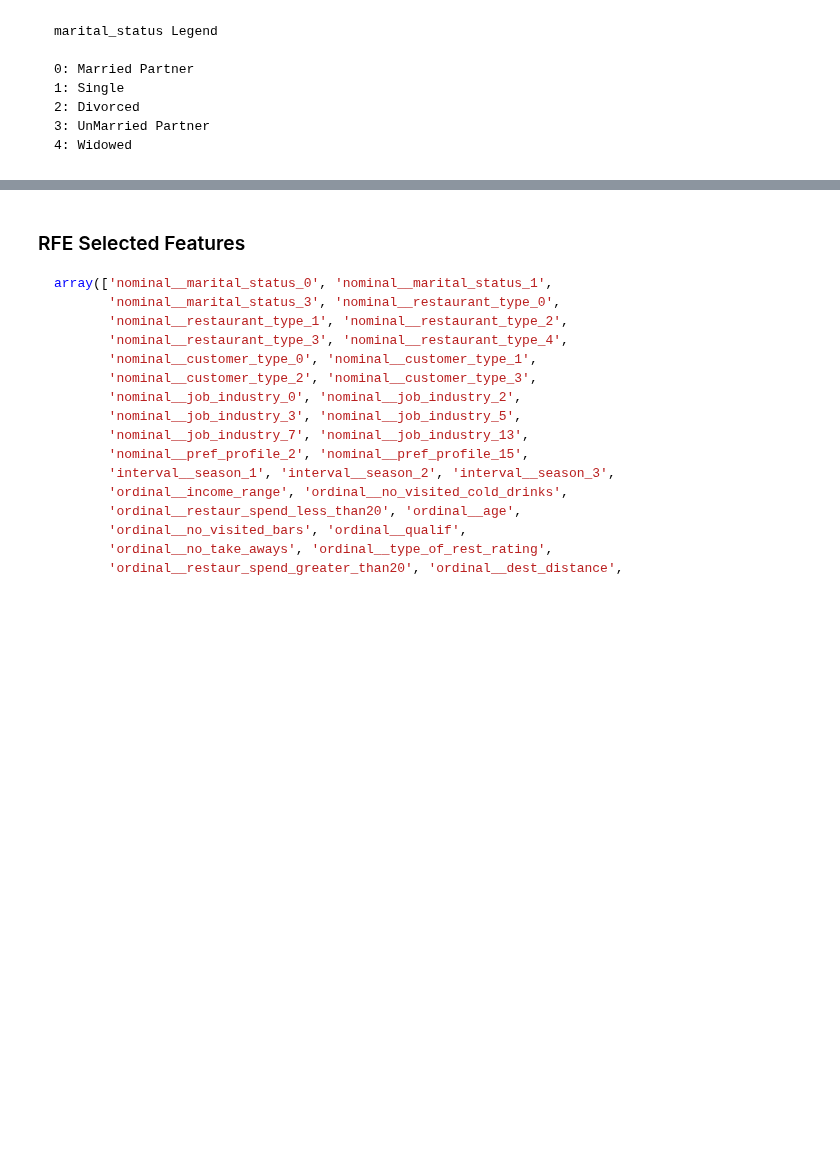
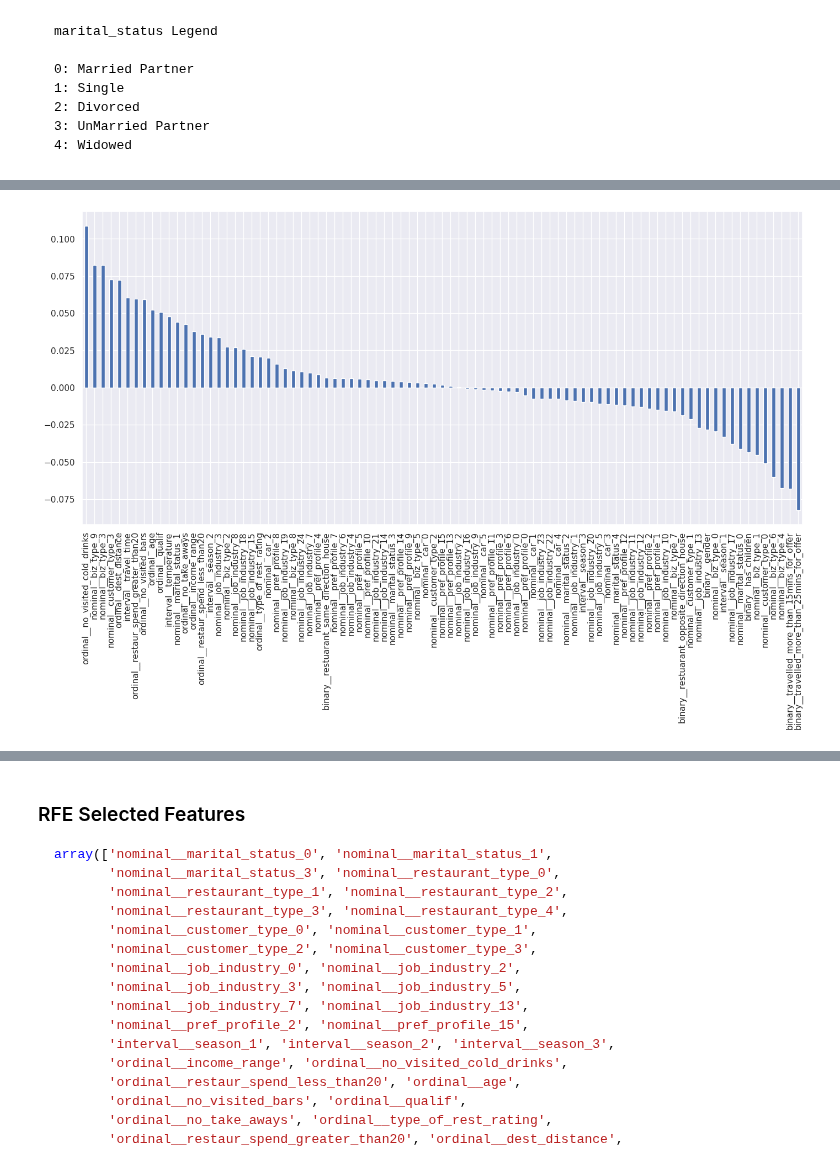
Before and after one commit to risan-raja/msiit, a Jupyter notebook: risan-raja-marketing-strategy-submission-sep-2022.ipynb, the cells around one changed output, grey strips where cells are left out. Saved outputs shown, nothing was run; the diff lists cells and outputs as text; code cells hidden in the pictures; blank space fills up the shorter version.

```diff
--- a/risan-raja-marketing-strategy-submission-sep-2022.ipynb
+++ b/risan-raja-marketing-strategy-submission-sep-2022.ipynb
@@ -949,6 +1021,7 @@ data.groupby(["interval__season","interval__temperature"])['target'].count()
 # %%
 eval_data.groupby(["interval__season","interval__temperature"])["ordinal__income_range"].count()
 # %%
+pd.options.compute.use_numba=False
 X = data[eval_data.columns].copy()
 y = data['target'].copy()
 X_eval = eval_data.copy()
@@ -971,17 +1044,16 @@ for c in nominal + ['interval__season']:
     nominal_categories.append(sorted(X_master[c].unique()))
 
 transform_data = make_column_transformer(
-    # (OneHotEncoder(categories=nominal_categories,sparse=False),nominal+['interval__season']),
-    (BaseNEncoder(cols=nominal+['interval__season']),nominal+['interval__season']),
+    (OneHotEncoder(categories=nominal_categories,sparse=False),nominal+['interval__season']),
+#     (BaseNEncoder(cols=nominal+['interval__season']),nominal+['interval__season']),
     (TargetEncoder(cols=ordinal+['interval__temperature','interval__travel_time']),ordinal+['interval__temperature','interval__travel_time']),
     ('passthrough',binary),
     sparse_threshold=False,
     remainder='drop')
 
-
-
-
 transform_data.fit(X,y)
-# transform_data
+X_enc = pd.DataFrame(transform_data.transform(X),columns=list(transform_data.named_transformers_['onehotencoder'].get_feature_names_out()) + ordinal+['interval__temperature','interval__travel_time'] + binary)
+# X_enc = pd.DataFrame(transform_data.transform(X),columns= transform_data.named_transformers_['basenencoder'].get_feature_names() + ordinal+['interval__temperature','interval__travel_time'] + binary)
+transform_data
 # %% [output]
 ColumnTransformer(sparse_threshold=False,
@@ -1001,9 +1073,6 @@ ColumnTransformer(sparse_threshold=False,
                                   'binary__restuarant_same_direction_house',
                                   'binary__restuarant_opposite_direction_house',
                                   'binary__has_children'])])
-# %%
-# X_enc = pd.DataFrame(transform_data.transform(X),columns=list(transform_data.named_transformers_['onehotencoder'].get_feature_names_out()) + ordinal+['interval__temperature','interval__travel_time'] + binary)
-X_enc = pd.DataFrame(transform_data.transform(X),columns= transform_data.named_transformers_['basenencoder'].get_feature_names() + ordinal+['interval__temperature','interval__travel_time'] + binary)
 # %%
 sel = RFECV(RandomForestClassifier(class_weight='balanced',n_jobs=-1,random_state=2),scoring='f1_macro',n_jobs=-1,cv=StratifiedKFold())
 with parallel_backend('loky'):
@@ -1029,0 +1080,4 @@ with parallel_backend('loky'):
+# %%
+_ = X_enc.corrwith(y).sort_values(ascending=False).plot(kind='bar',rot=90,figsize=(15,7))
+# %% [output]
+[figure, added]
```
Also changed, not shown: parts of 33 cells of this notebook, 3 other files.
